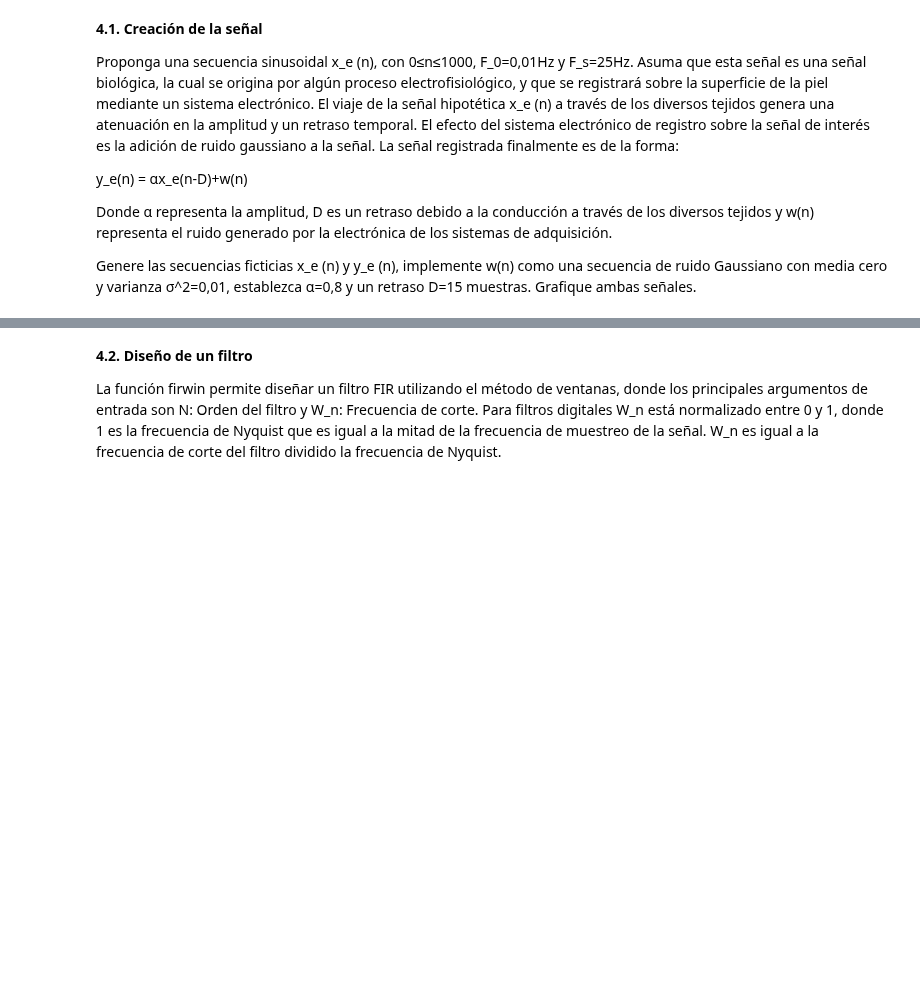
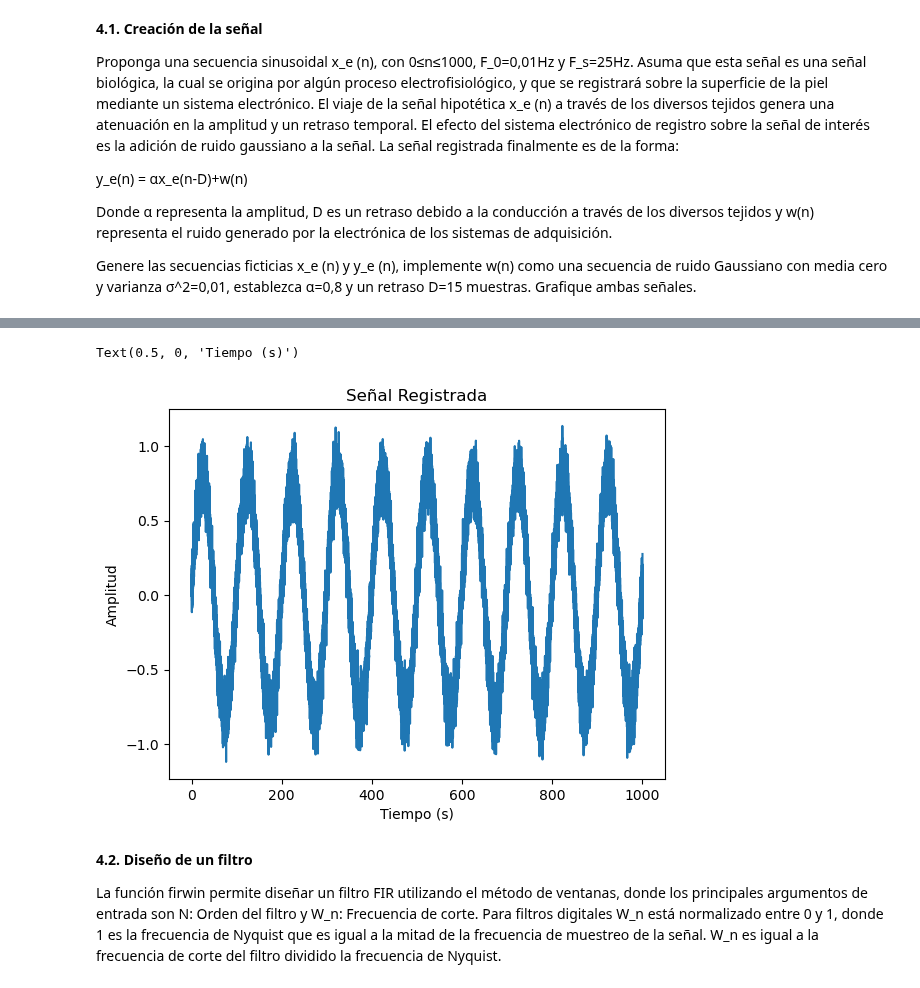
Before and after one commit to LuEnciso21/BIOSENALES24II, a Jupyter notebook: Practica6/P6_FILTROS_LUISAENCISO_JADERCHINGAL.ipynb, the cells around one changed output, grey strips where cells are left out. Drawn from its saved outputs; the diff is of its cells as text; code cells hidden in the pictures; blank space fills up the shorter version.

```diff
--- a/Practica6/P6_FILTROS_LUISAENCISO_JADERCHINGAL.ipynb
+++ b/Practica6/P6_FILTROS_LUISAENCISO_JADERCHINGAL.ipynb
@@ -42,3 +189,11 @@ Text(0.5, 0, 'Tiempo (s)')
+# %%
+plt.plot(n,y_e)
+plt.title('Señal Registrada')
+plt.ylabel("Amplitud")
+plt.xlabel("Tiempo (s)")
+# %% [output]
+Text(0.5, 0, 'Tiempo (s)')
+[figure, added]
 # %% [markdown]
 **4.2. Diseño de un filtro**
 
```
Also changed, not shown: parts of 17 cells of this notebook.
